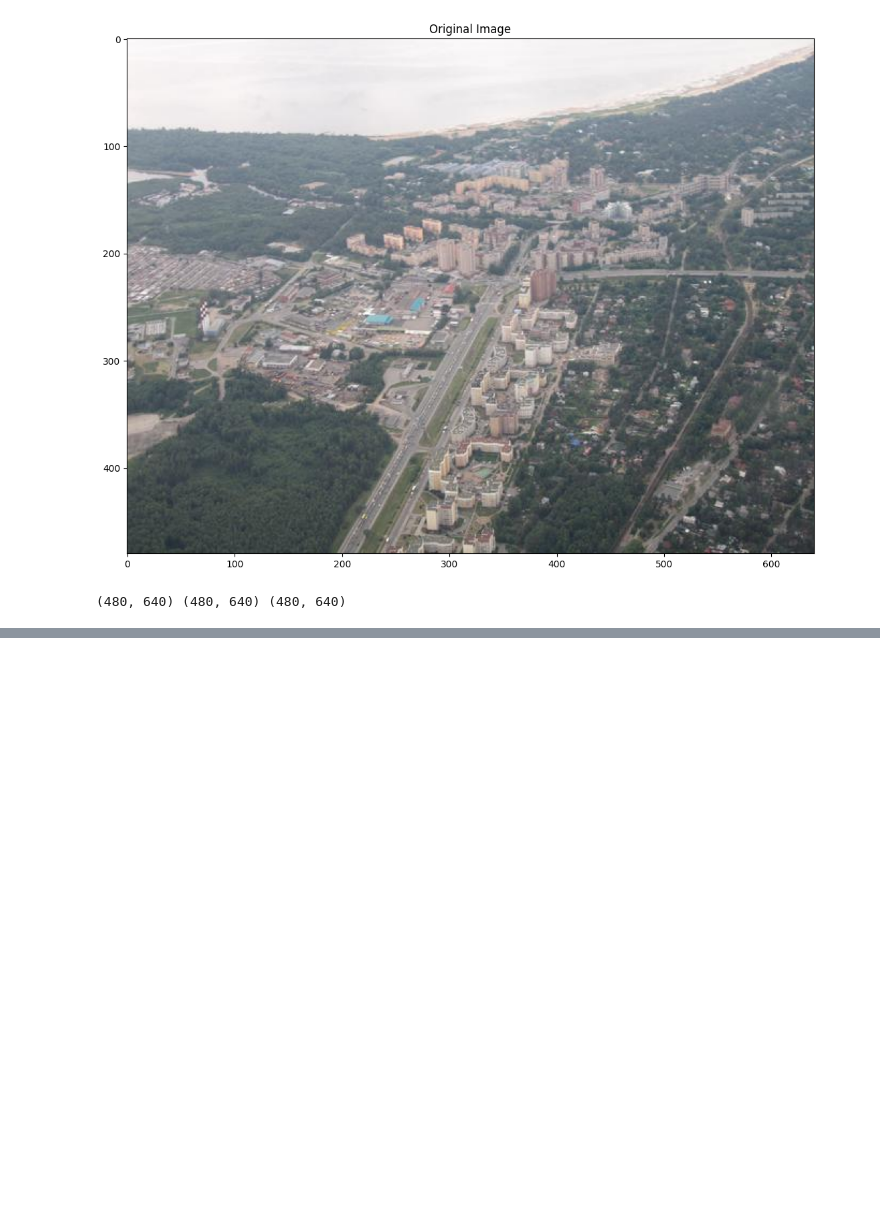
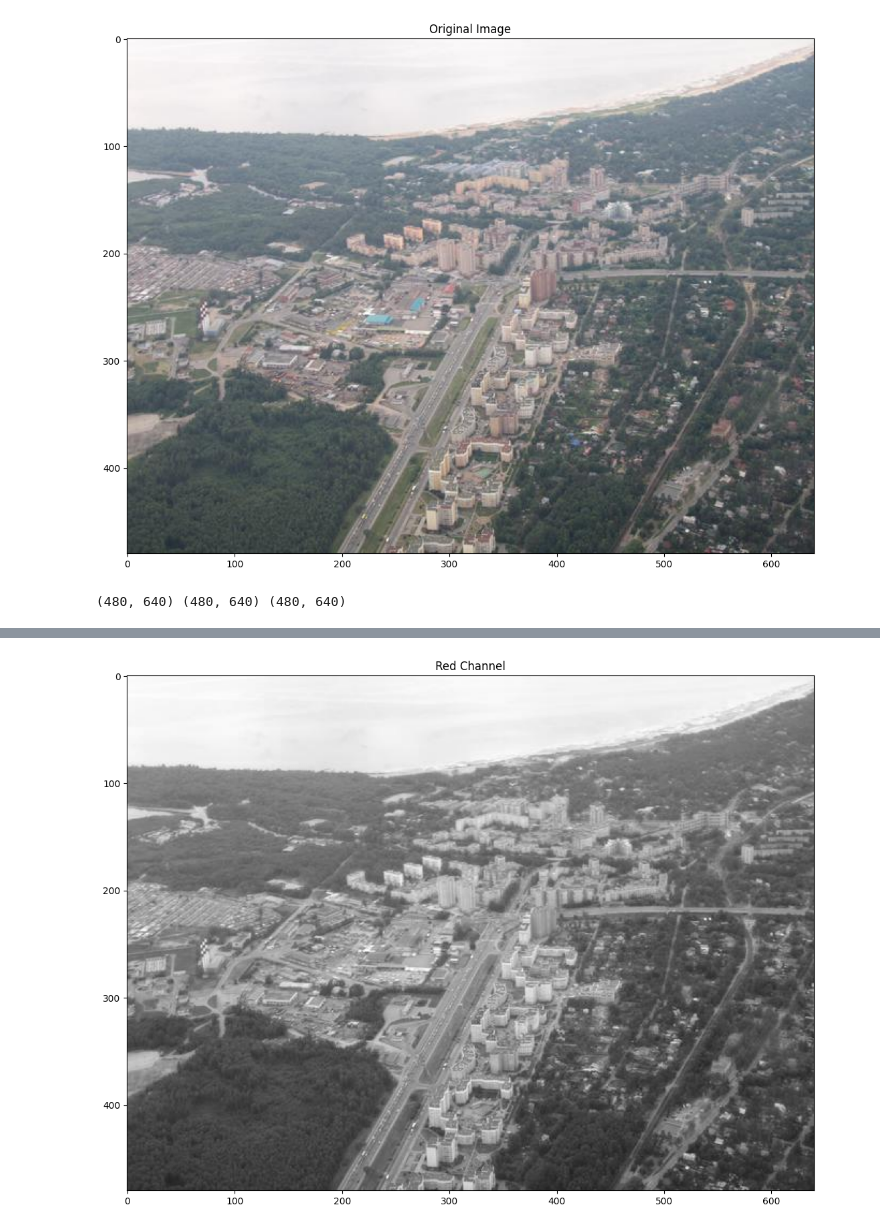
Before and after one commit to maxprogrammer007/Computer-Vision, a Jupyter notebook: 01_Image_Operations/03_Color_Spaces_OpenCV.ipynb, the cells around one changed output, grey strips where cells are left out. Cells and saved outputs as stored; diff of their text form; code cells hidden in the pictures; blank space fills up the shorter version.

```diff
--- a/01_Image_Operations/03_Color_Spaces_OpenCV.ipynb
+++ b/01_Image_Operations/03_Color_Spaces_OpenCV.ipynb
@@ -31,0 +41,4 @@ print(b.shape,g.shape,r.shape)
+# %%
+imshow('Red Channel',r)
+# %% [output]
+[figure, added]
```
Also changed, not shown: parts of 2 cells of this notebook.
